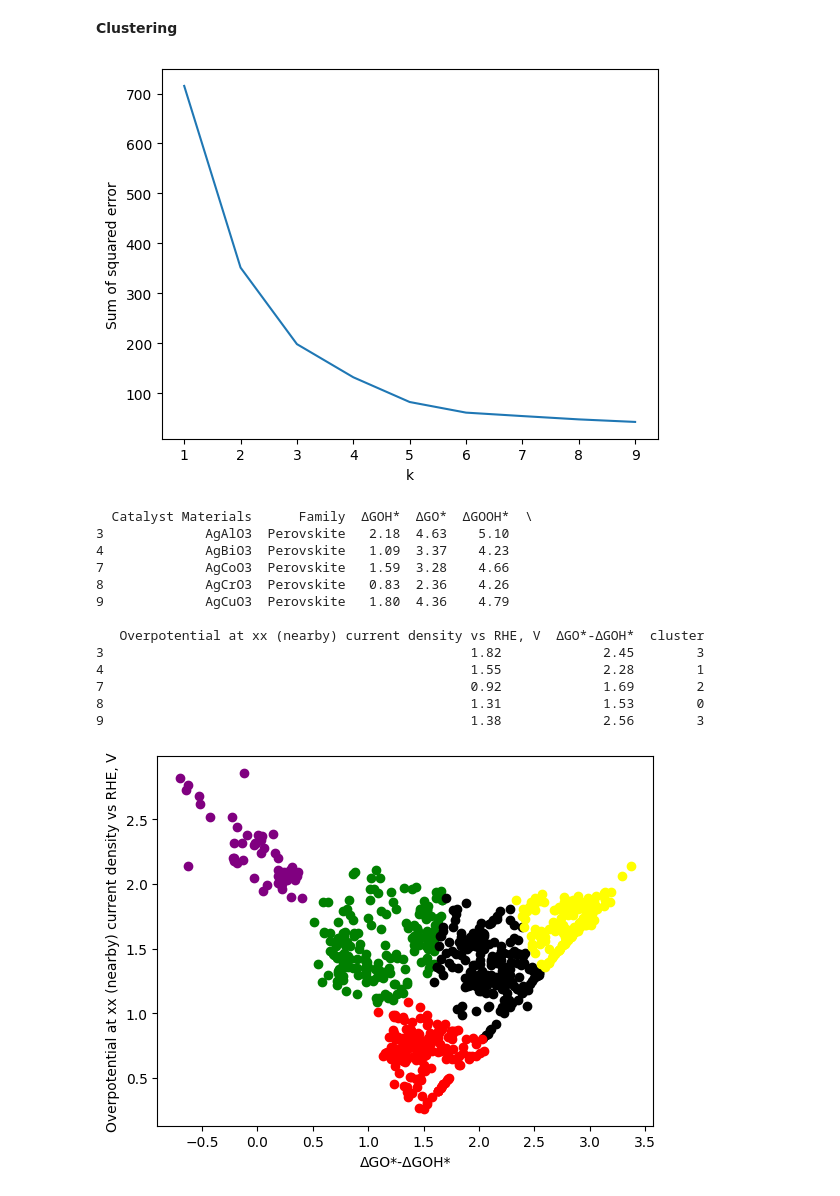
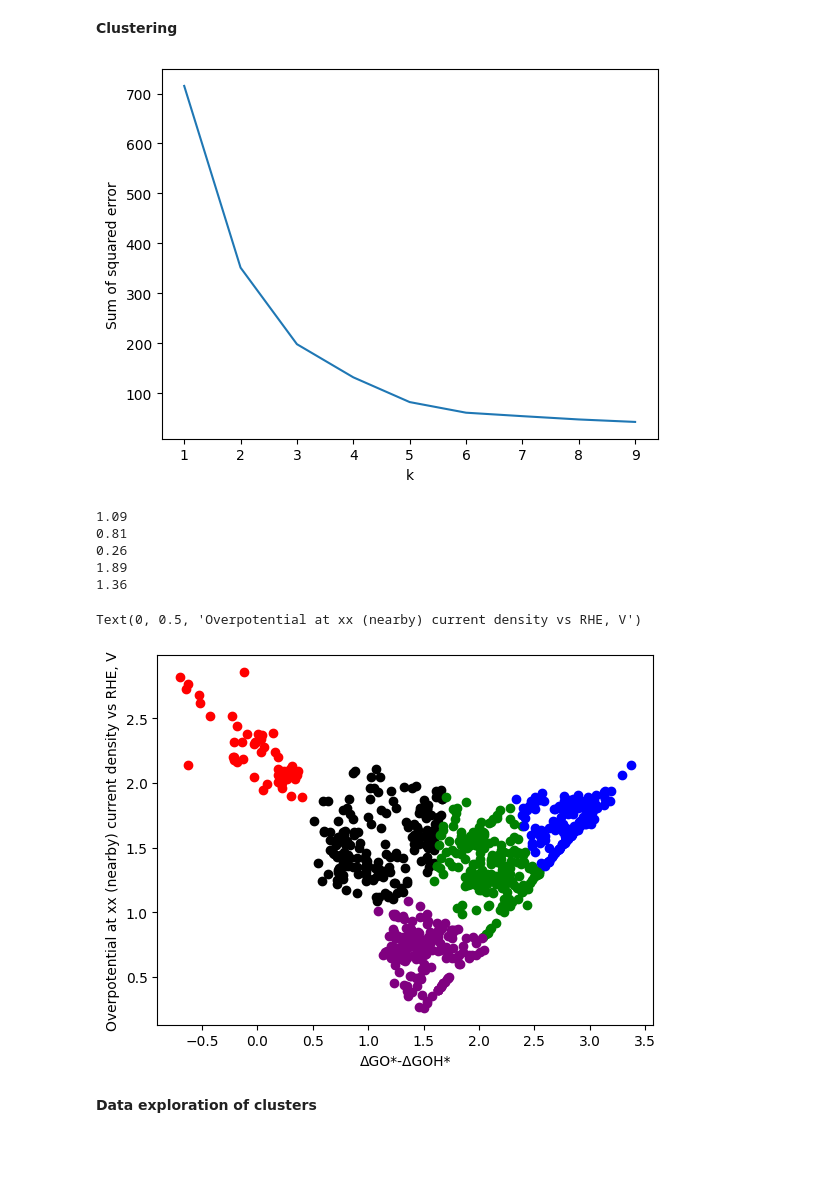
Before and after one commit to fahim-ah/Yr3-Project, a Jupyter notebook: Data file.ipynb, the cells around one changed output. Drawn from its saved outputs; the diff is of its cells as text; code cells hidden in the pictures; blank space fills up the shorter version.

```diff
--- a/Data file.ipynb
+++ b/Data file.ipynb
@@ -74,41 +74,29 @@ def elbow_plot(elbow_data):
     plt.ylabel('Sum of squared error')
     plt.plot(k_rng,sse)
     plt.show()
-# %%
-def cluster_df(cluster_df):
-    entropy_data_1= cluster_df[cluster_df.cluster==0]
-    entropy_data_2= cluster_df[cluster_df.cluster==1]
-    entropy_data_3= cluster_df[cluster_df.cluster==2]
-    entropy_data_4= cluster_df[cluster_df.cluster==3]
-    entropy_data_5= cluster_df[cluster_df.cluster==4]
-    plt.scatter(entropy_data_1['ΔGO*-ΔGOH*'],entropy_data_1['Overpotential at xx (nearby) current density vs RHE, V'],color= 'green')
-    plt.scatter(entropy_data_2['ΔGO*-ΔGOH*'],entropy_data_2['Overpotential at xx (nearby) current density vs RHE, V'],color= 'black')
-    plt.scatter(entropy_data_3['ΔGO*-ΔGOH*'],entropy_data_3['Overpotential at xx (nearby) current density vs RHE, V'],color= 'red')
-    plt.scatter(entropy_data_4['ΔGO*-ΔGOH*'],entropy_data_4['Overpotential at xx (nearby) current density vs RHE, V'],color= 'yellow')
-    plt.scatter(entropy_data_5['ΔGO*-ΔGOH*'],entropy_data_5['Overpotential at xx (nearby) current density vs RHE, V'],color= 'purple')
-    return entropy_data_1,entropy_data_2,entropy_data_3,entropy_data_4,entropy_data_5
+# %%
+def cluster_df(cluster_df,n_clusters):
+    color = ['black','green','purple','red','blue']
+    for k in range(0,n_clusters):
+        data = cluster_df[cluster_df["cluster"]==k]
+        plt.scatter(data['ΔGO*-ΔGOH*'],data["Overpotential at xx (nearby) current density vs RHE, V"],c=color[k])
+        print(data['Overpotential at xx (nearby) current density vs RHE, V'].min())
 # %%
 elbow_plot(entropy_data)
 km = KMeans(n_clusters= 5)
 y_predicted = km.fit_predict(entropy_data[['ΔGO*-ΔGOH*','Overpotential at xx (nearby) current density vs RHE, V']])
 entropy_data['cluster'] = y_predicted
-cluster_df(entropy_data)
+cluster_df(entropy_data,5)
 plt.xlabel('ΔGO*-ΔGOH*')
 plt.ylabel('Overpotential at xx (nearby) current density vs RHE, V')
-print(entropy_data.head())
 # %% [output]
 [figure]
-  Catalyst Materials      Family  ΔGOH*  ΔGO*  ΔGOOH*  \
-3             AgAlO3  Perovskite   2.18  4.63    5.10
-4             AgBiO3  Perovskite   1.09  3.37    4.23
-7             AgCoO3  Perovskite   1.59  3.28    4.66
-8             AgCrO3  Perovskite   0.83  2.36    4.26
-9             AgCuO3  Perovskite   1.80  4.36    4.79
-
-   Overpotential at xx (nearby) current density vs RHE, V  ΔGO*-ΔGOH*  cluster
-3                                               1.82             2.45        3
-4                                               1.55             2.28        1
-7                                               0.92             1.69        2
-8                                               1.31             1.53        0
-9                                               1.38             2.56        3
+1.09
+0.81
+0.26
+1.89
+1.36
+Text(0, 0.5, 'Overpotential at xx (nearby) current density vs RHE, V')
-[figure, old version]
+[figure, new version]
+# %% [markdown]
+**Data exploration of clusters**
```
Also changed, not shown: parts of 1 cell of this notebook.
